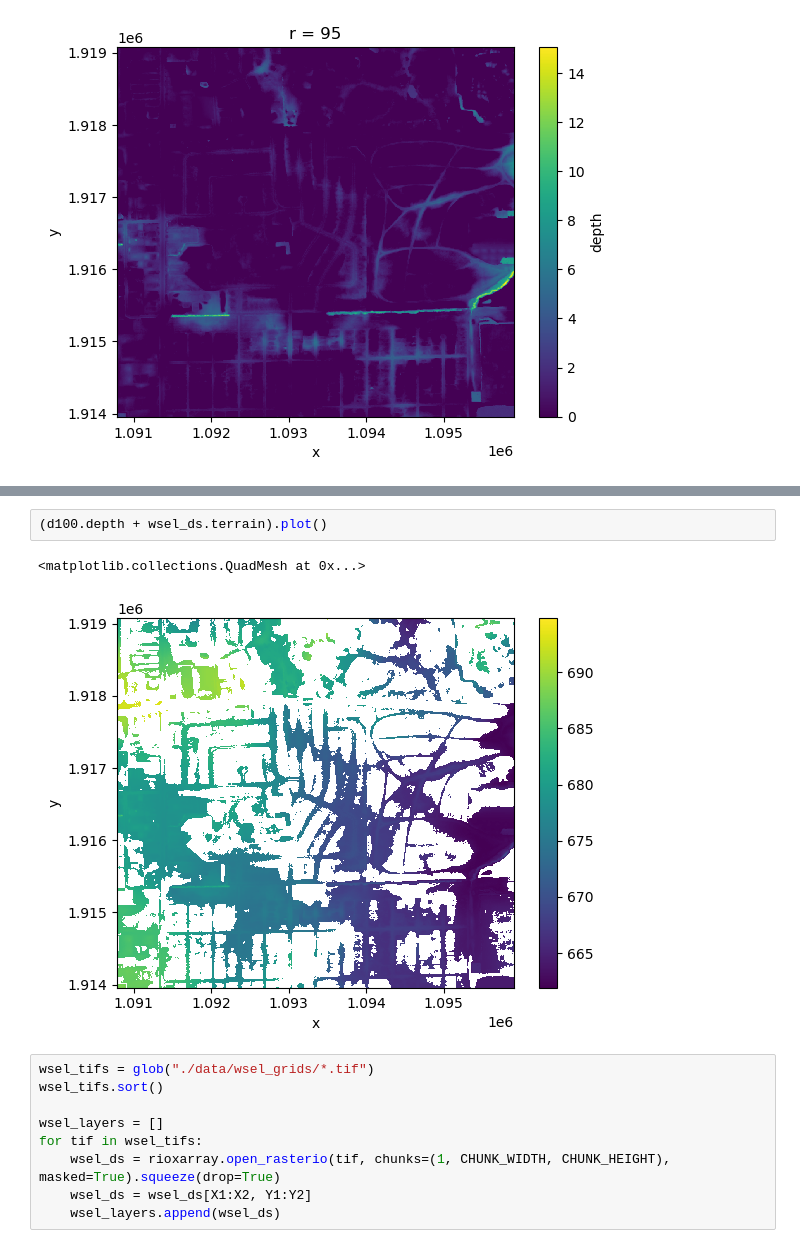
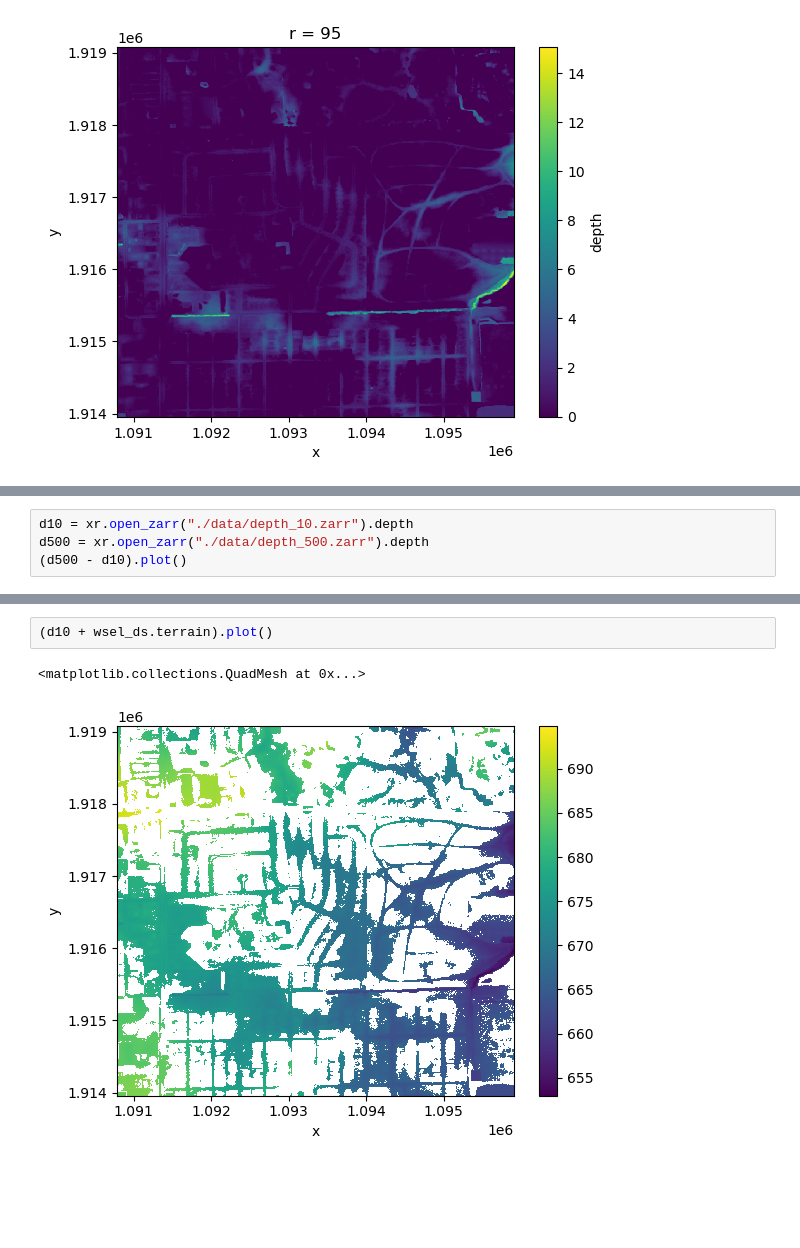
Before and after one commit to arc-pts/ffrd-grid-concept, a Jupyter notebook: ffrd-grid-concept.ipynb, the cells around one changed output, grey strips where cells are left out. Cells and saved outputs as stored; diff of their text form; blank space fills up the shorter version.

```diff
--- a/ffrd-grid-concept.ipynb
+++ b/ffrd-grid-concept.ipynb
@@ -369,0 +215,4 @@ d100.upper_ci.plot()
+# %%
+d10 = xr.open_zarr("./data/depth_10.zarr").depth
+d500 = xr.open_zarr("./data/depth_500.zarr").depth
+(d500 - d10).plot()
@@ -370,14 +222,5 @@ d100.upper_ci.plot()
 # %%
-(d100.depth + wsel_ds.terrain).plot()
+(d10 + wsel_ds.terrain).plot()
 # %% [output]
 <matplotlib.collections.QuadMesh at 0x...>
-[figure, old version]
+[figure, new version]
-# %%
-wsel_tifs = glob("./data/wsel_grids/*.tif")
-wsel_tifs.sort()
-
-wsel_layers = []
-for tif in wsel_tifs:
-    wsel_ds = rioxarray.open_rasterio(tif, chunks=(1, CHUNK_WIDTH, CHUNK_HEIGHT), masked=True).squeeze(drop=True)
-    wsel_ds = wsel_ds[X1:X2, Y1:Y2]
-    wsel_layers.append(wsel_ds)
```
Also changed, not shown: parts of 38 cells of this notebook, 1 other file.
